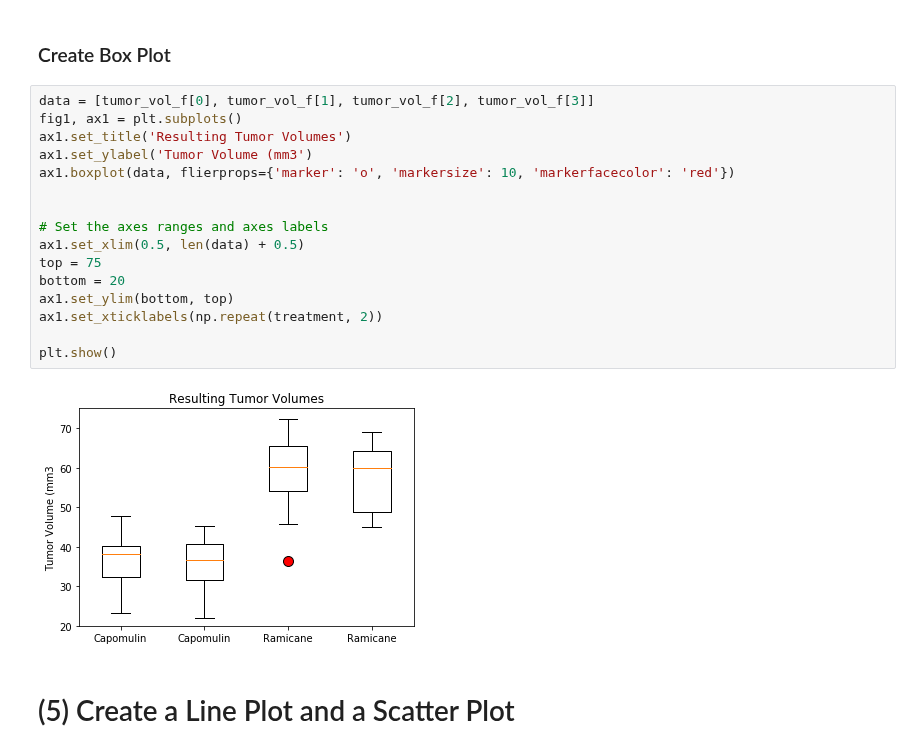
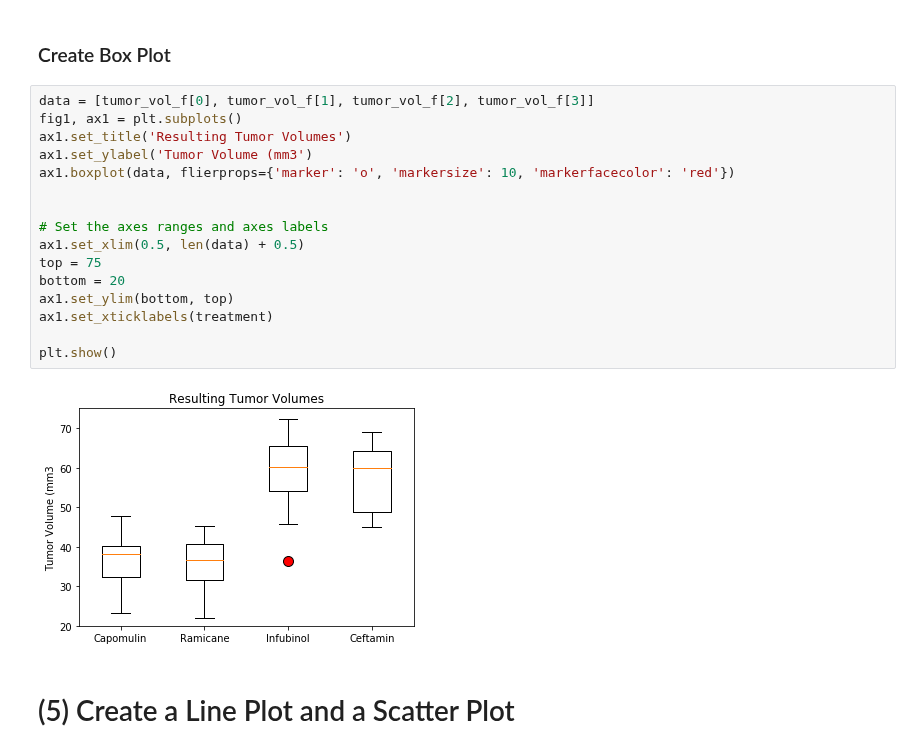
Before and after one commit to JenniferM-BShulyak/matplotlib-challenge, a Jupyter notebook: pymaceuticals.ipynb, the cells around one changed output. Saved outputs shown, nothing was run; the diff lists cells and outputs as text.

```diff
--- a/pymaceuticals.ipynb
+++ b/pymaceuticals.ipynb
@@ -305,21 +313,21 @@ Ceftamin's IQR is 15.577752179999997 and potential outliers are []
 # %%
 data = [tumor_vol_f[0], tumor_vol_f[1], tumor_vol_f[2], tumor_vol_f[3]]
 fig1, ax1 = plt.subplots()
 ax1.set_title('Resulting Tumor Volumes')
 ax1.set_ylabel('Tumor Volume (mm3')
 ax1.boxplot(data, flierprops={'marker': 'o', 'markersize': 10, 'markerfacecolor': 'red'})
 
 
 # Set the axes ranges and axes labels
 ax1.set_xlim(0.5, len(data) + 0.5)
 top = 75
 bottom = 20
 ax1.set_ylim(bottom, top)
-ax1.set_xticklabels(np.repeat(treatment, 2))
+ax1.set_xticklabels(treatment)
 
 plt.show()
 # %% [output]
-[figure, old version]
+[figure, new version]
 # %% [markdown]
 # (5) Create a Line Plot and a Scatter Plot
 # %% [markdown]
```
Also changed, not shown: parts of 2 cells of this notebook.
